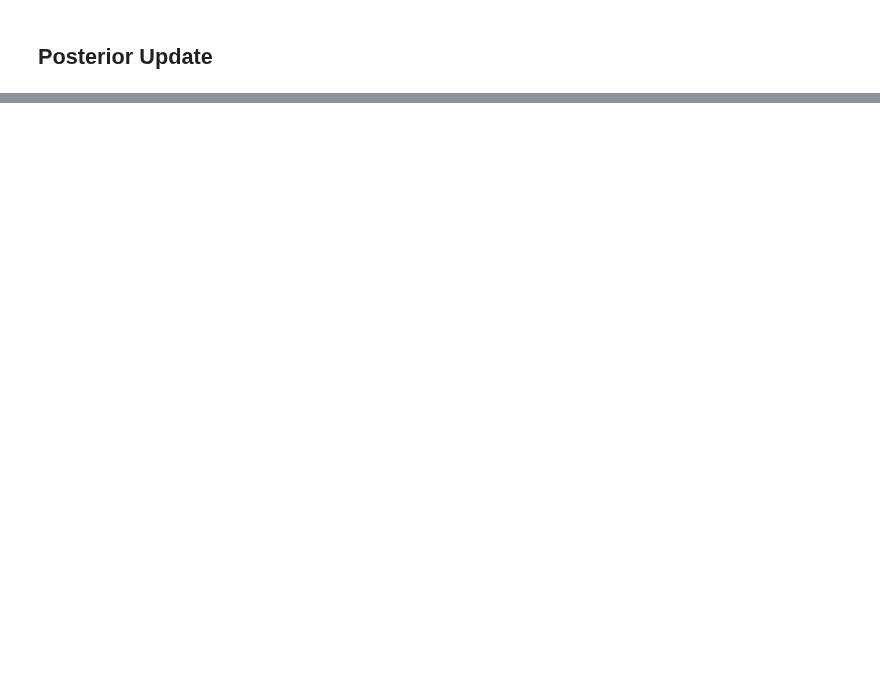
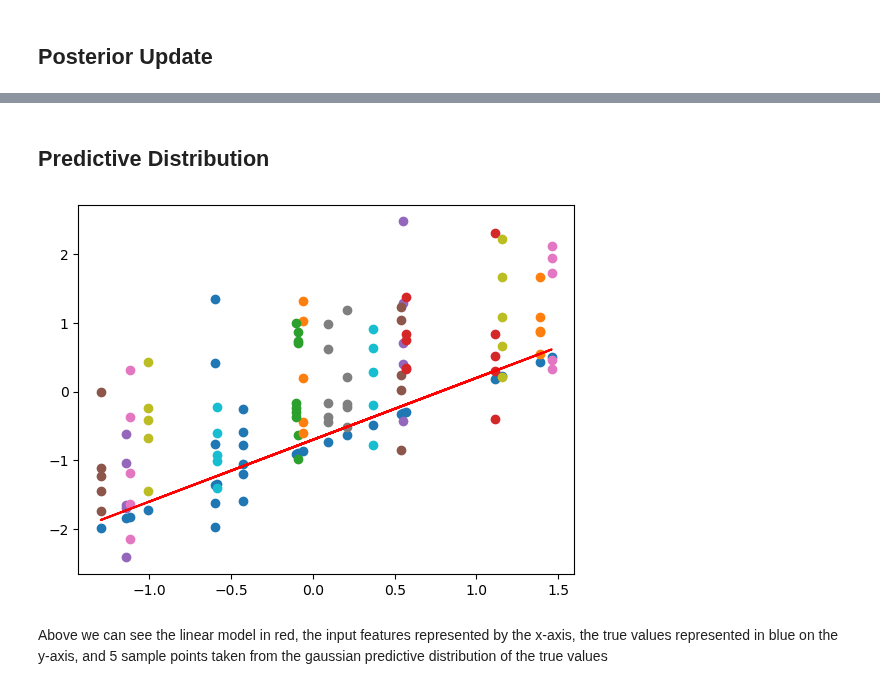
Before and after one commit to graterollin/PRML, a Jupyter notebook: hw3/HW3_Q2.ipynb, the cells around one changed output, grey strips where cells are left out. Cells and saved outputs as stored; diff of their text form; code cells hidden in the pictures; blank space fills up the shorter version.

```diff
--- a/hw3/HW3_Q2.ipynb
+++ b/hw3/HW3_Q2.ipynb
@@ -136,0 +137,57 @@ update_posterior(data_points, targets, m0, s0)
+# %% [markdown]
+## Predictive Distribution
+# %%
+def compute_predictive_dist(point, Mn, Sn, variance):
+
+    phi_x = [1, point]
+
+    predictive_mean = np.matmul(np.transpose(phi_x), Mn)
+    predictive_variance = np.matmul(np.matmul(np.transpose(phi_x), Sn), phi_x) + variance
+
+    predictive_dist = norm(predictive_mean, predictive_variance)
+
+    return predictive_dist
+# %%
+N = 1000
+input_data = np.random.uniform(low=(-3/2), high=(3/2), size=(N,))
+linear_model = w0 + w1*input_data
+noise = np.random.normal(0, variance)
+targets = linear_model + noise
+
+# Compute the design_matrix
+phi = compute_design_matrix(input_data)
+
+Sn = np.linalg.inv(np.linalg.inv(s0) + (1/variance)*(np.matmul(np.transpose(phi), phi)))
+Mn = np.matmul(Sn, (np.matmul(np.linalg.inv(s0), m0) + (1/variance)*(np.matmul(np.transpose(phi), targets))))
+
+# Generate test features, plot the input data, true labels, and some sample predictions
+N = 20
+test_features = np.linspace((-3/2), (3/2), N)
+test_features = np.random.uniform(low = (-3/2), high = (3/2), size = (N,))
+linear_model = w0 + w1*test_features
+noise = np.random.normal(0, variance)
+true_labels = linear_model + noise
+
+samples_list = []
+
+for i in range(N):
+    predictive_dist = compute_predictive_dist(test_features[i], Mn, Sn, variance)
+
+    # Try three samples for each point
+    samples = predictive_dist.rvs(5)
+    samples_list.append(samples)
+    #plt.scatter(test_features, samples_list[i])
+
+samples_list = np.array(samples_list)
+
+samples_list = samples_list.squeeze()
+
+plt.plot(test_features, linear_model, 'red')
+plt.scatter(test_features, true_labels)
+
+for xe, ye in zip(test_features, samples_list):
+    plt.scatter([xe] * len(ye), ye)
+# %% [output]
+[figure, added]
+# %% [markdown]
+Above we can see the linear model in red, the input features represented by the x-axis, the true values represented in blue on the y-axis, and 5 sample points taken from the gaussian predictive distribution of the true values
```
Also changed, not shown: parts of 5 cells of this notebook, 1 other file.
